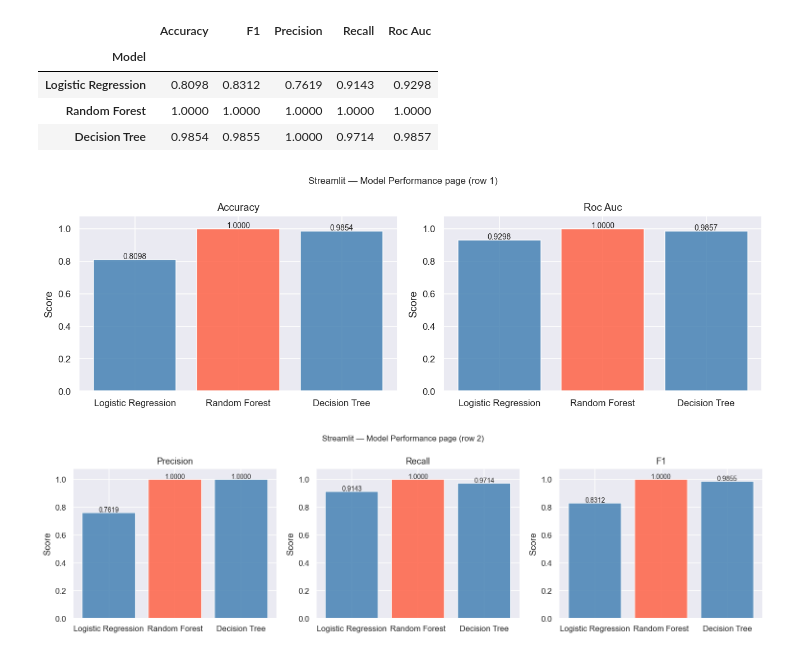
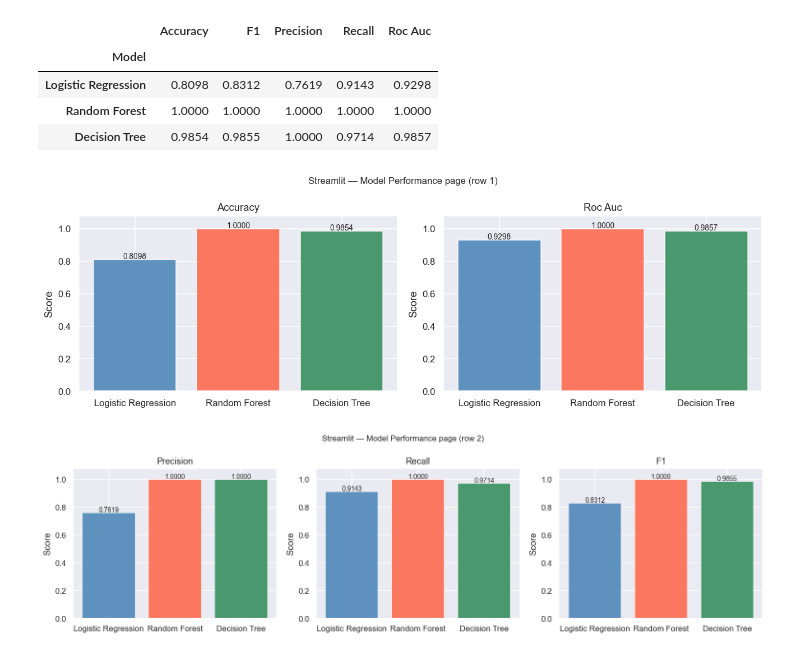
Before and after one commit to TorstenssonGIT/ProjectEC5, a Jupyter notebook: notebooks/analysis.ipynb, the cells around one changed output. Drawn from its saved outputs; the diff is of its cells as text; code cells hidden in the pictures.

```diff
--- a/notebooks/analysis.ipynb
+++ b/notebooks/analysis.ipynb
@@ -646,23 +627,23 @@ results_display
 # %%
 # Row 1 of Streamlit charts: Accuracy and ROC AUC
 fig, axes = plt.subplots(1, 2, figsize=(12, 4))
 
 for ax, metric in zip(axes, ["accuracy", "roc_auc"]):
     vals = {name: saved_results[name][metric] for name in saved_results}
     bars = ax.bar(vals.keys(), vals.values(),
-                  color=["steelblue", "tomato"], edgecolor="white", alpha=0.85)
+                  color=["steelblue", "tomato", "seagreen"], edgecolor="white", alpha=0.85)
     for bar, v in zip(bars, vals.values()):
         ax.text(bar.get_x() + bar.get_width() / 2, v + 0.005,
                 f"{v:.4f}", ha="center", fontsize=9)
     ax.set_title(metric.replace("_", " ").title())
     ax.set_ylim(0, 1.08)
     ax.set_ylabel("Score")
 
 fig.suptitle("Streamlit — Model Performance page (row 1)", fontsize=11)
 plt.tight_layout()
 plt.show()
 # %% [output]
-[figure, old version]
+[figure, new version]
 # %%
 # Row 2 of Streamlit charts: Precision, Recall, F1
 fig, axes = plt.subplots(1, 3, figsize=(14, 4))
@@ -670,7 +651,7 @@ fig, axes = plt.subplots(1, 3, figsize=(14, 4))
 for ax, metric in zip(axes, ["precision", "recall", "f1"]):
     vals = {name: saved_results[name][metric] for name in saved_results}
     bars = ax.bar(vals.keys(), vals.values(),
-                  color=["steelblue", "tomato"], edgecolor="white", alpha=0.85)
+                  color=["steelblue", "tomato", "seagreen"], edgecolor="white", alpha=0.85)
     for bar, v in zip(bars, vals.values()):
         ax.text(bar.get_x() + bar.get_width() / 2, v + 0.005,
                 f"{v:.4f}", ha="center", fontsize=9)
@@ -682,7 +663,7 @@ fig.suptitle("Streamlit — Model Performance page (row 2)", fontsize=11)
 plt.tight_layout()
 plt.show()
 # %% [output]
-[figure, old version]
+[figure, new version]
 # %% [markdown]
 ---
 ## 8. Ethical Reflection
```
Also changed, not shown: parts of 9 cells of this notebook, 2 other files.
